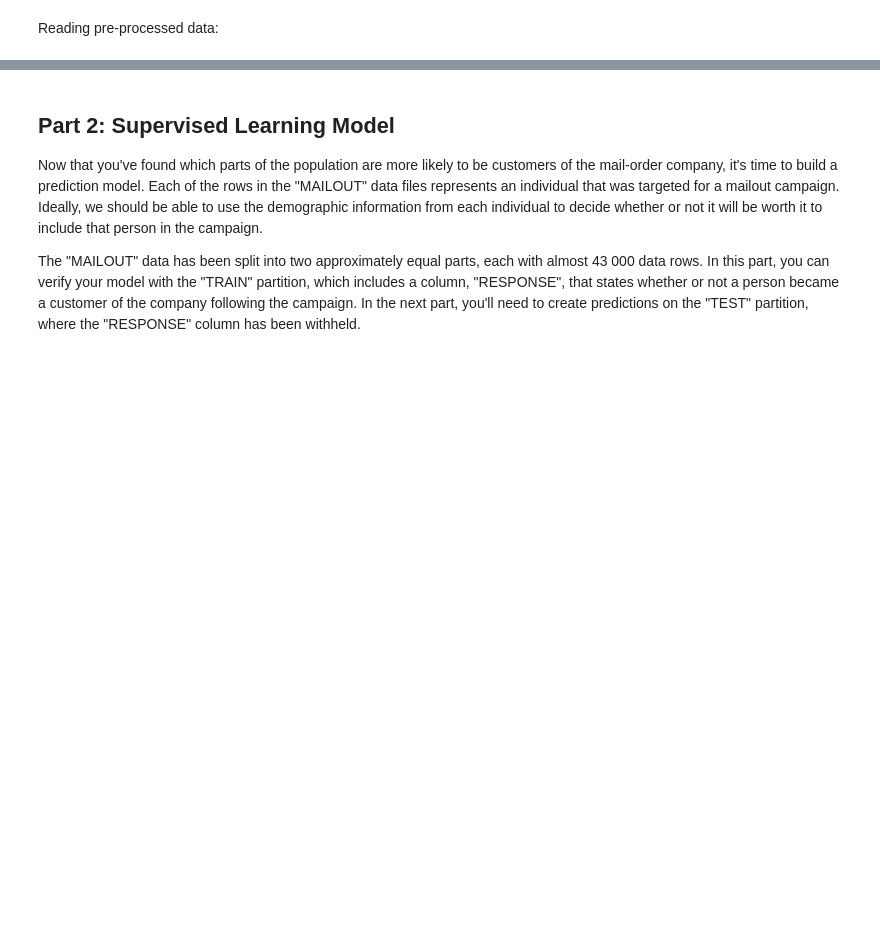
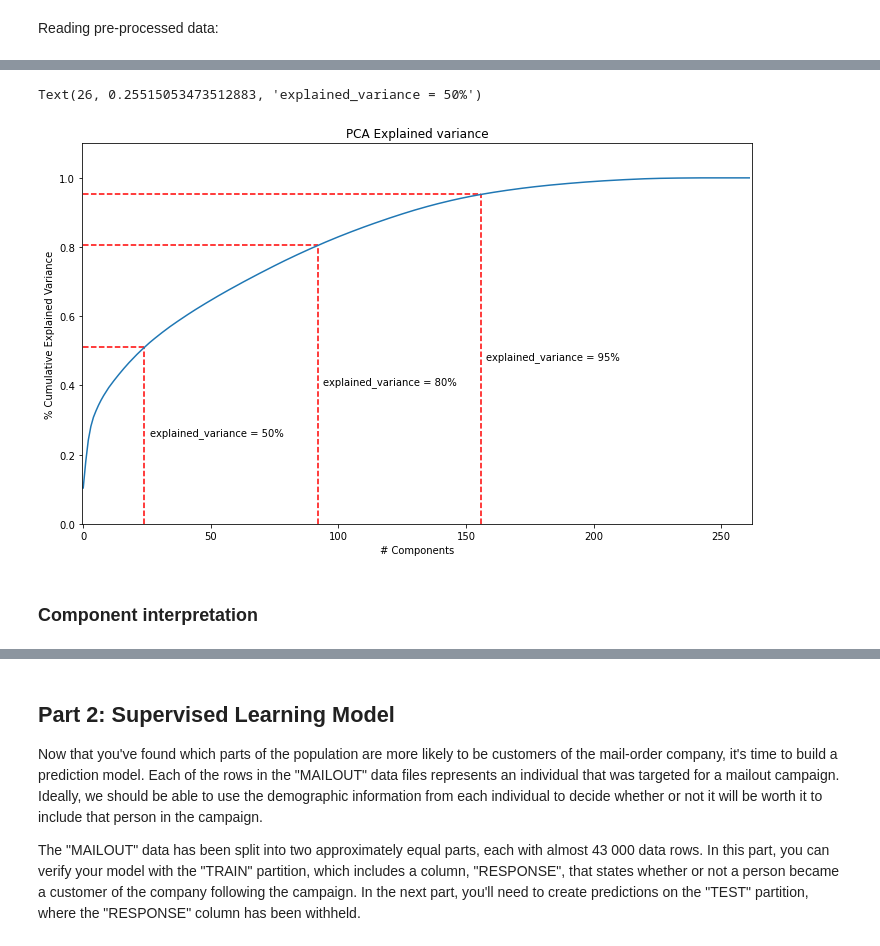
Before and after one commit to jobquiroz/MarketingCampaign, a Jupyter notebook: Arvato Project Workbook pt 2.ipynb, the cells around one changed output, grey strips where cells are left out. Saved outputs shown, nothing was run; the diff lists cells and outputs as text; code cells hidden in the pictures; blank space fills up the shorter version.

```diff
--- a/Arvato Project Workbook pt 2.ipynb
+++ b/Arvato Project Workbook pt 2.ipynb
@@ -41,0 +58,6 @@ azdias.head()
+# %%
+#N_COMPONENTS = 200
+pca = PCA()
+
+# Transform features
+azdias_pca = pca.fit_transform(azdias)
@@ -41,0 +69,5 @@ azdias.head()
+# %%
+# Explained variante ratio of each component
+exp_variance = pca.explained_variance_ratio_
+
+cumsum_variance = np.cumsum(pca.explained_variance_ratio_)
@@ -41,0 +82,32 @@ azdias.head()
+# %%
+plt.figure(figsize=(12,7))
+plt.plot(cumsum_variance)
+plt.ylabel('% Cumulative Explained Variance')
+plt.xlabel('# Components')
+plt.title('PCA Explained variance')
+plt.ylim(0, 1.1)
+plt.xlim(-0.4, n_components)
+
+# 95% explained variance
+components_95 = (cumsum_variance <= 0.95).sum() + 1
+plt.vlines(x = components_95, ymin = 0, ymax = cumsum_variance[components_95], color='red', linestyles='--')
+plt.hlines(y=cumsum_variance[components_95], xmin=0, xmax=components_95, color='red', linestyles='--')
+plt.text(x = components_95 + 2, y = cumsum_variance[components_95] / 2, s = 'explained_variance = 95%' )
+
+
+# 80% explained variance
+components_80 = (cumsum_variance <= 0.80).sum() + 1
+plt.vlines(x = components_80, ymin = 0, ymax = cumsum_variance[components_80], color='red', linestyles='--')
+plt.hlines(y=cumsum_variance[components_80], xmin=0, xmax=components_80, color='red', linestyles='--')
+plt.text(x = components_80 + 2, y = cumsum_variance[components_80] / 2, s = 'explained_variance = 80%' )
+
+# 50% explained variance
+components_50 = (cumsum_variance <= 0.50).sum() + 1
+plt.vlines(x = components_50, ymin = 0, ymax = cumsum_variance[components_50], color='red', linestyles='--')
+plt.hlines(y=cumsum_variance[components_50], xmin=0, xmax=components_50, color='red', linestyles='--')
+plt.text(x = components_50 + 2, y = cumsum_variance[components_50] / 2, s = 'explained_variance = 50%' )
+# %% [output]
+Text(26, 0.25515053473512883, 'explained_variance = 50%')
+[figure, added]
+# %% [markdown]
+### Component interpretation
```
Also changed, not shown: parts of 45 cells of this notebook.
